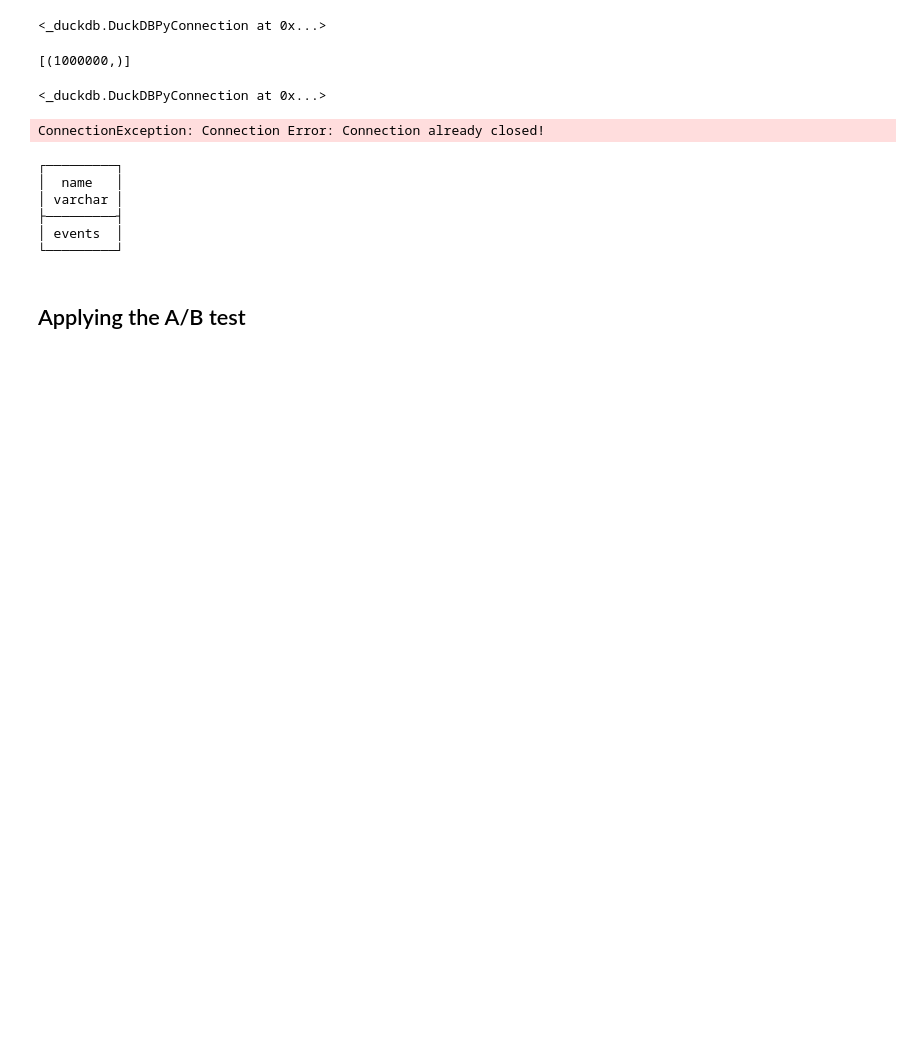
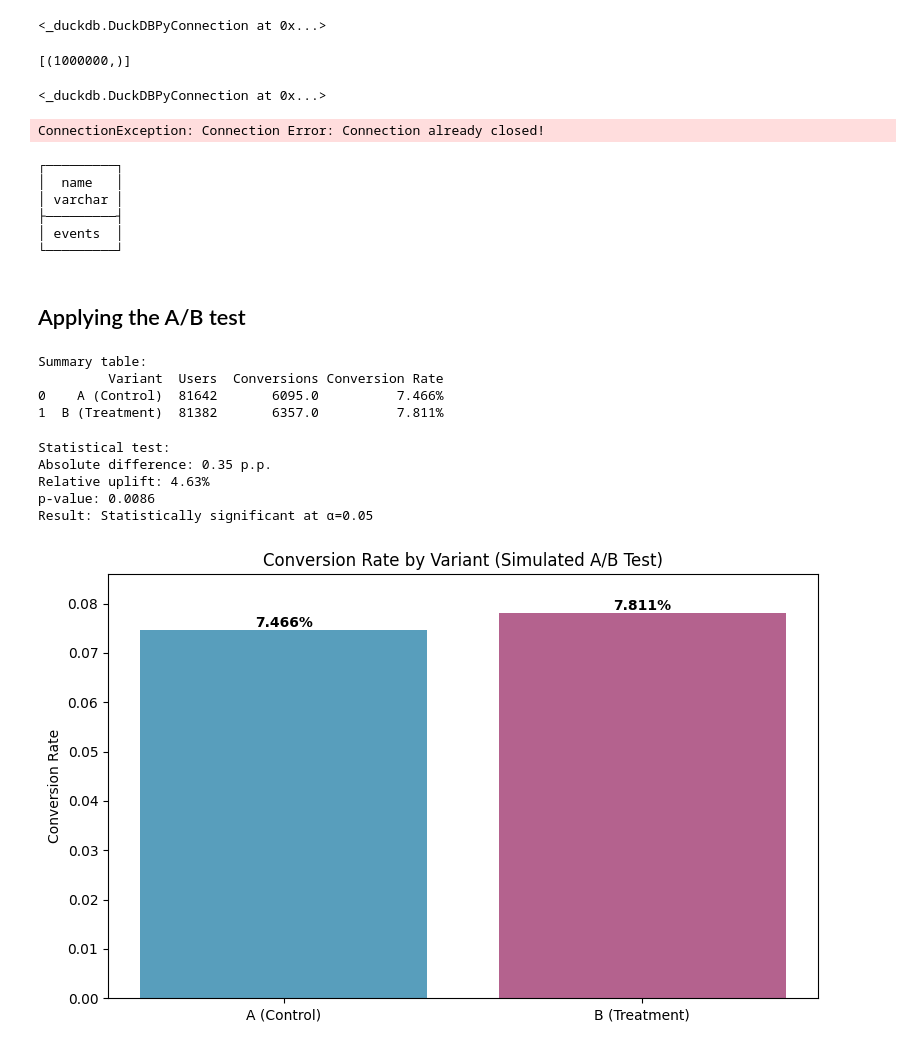
Before and after one commit to omotalan/data-project-templates, a Jupyter notebook: data-analysis/marketplace-analytics/notebook/analysis.ipynb, the cells around one changed output. Cells and saved outputs as stored; diff of their text form; code cells hidden in the pictures; blank space fills up the shorter version.

```diff
--- a/data-analysis/marketplace-analytics/notebook/analysis.ipynb
+++ b/data-analysis/marketplace-analytics/notebook/analysis.ipynb
@@ -85,3 +85,75 @@ df_ab
 con.close()
 # %%
 # Get A/B values
+
+# split into A and B
+df_ab = df_ab.set_index('variant')
+
+users_A = df_ab.loc['A', 'users']
+users_B = df_ab.loc['B', 'users']
+
+conv_A = df_ab.loc['A', 'conversions']
+conv_B = df_ab.loc['B', 'conversions']
+
+cr_A = conv_A / users_A
+cr_B = conv_B / users_B
+
+uplift = (cr_B - cr_A) / cr_A
+# %%
+# Quick sanity check: Summary table
+
+summary = pd.DataFrame({
+    'Variant': ['A (Control)', 'B (Treatment)'],
+    'Users': [users_A, users_B],
+    'Conversions': [conv_A, conv_B],
+    'Conversion Rate': [f"{cr_A:.3%}", f"{cr_B:.3%}"]
+})
+print("\nSummary table:")
+print(summary)
+# %% [output]
+Summary table:
+         Variant  Users  Conversions Conversion Rate
+0    A (Control)  81642       6095.0          7.466%
+1  B (Treatment)  81382       6357.0          7.811%
+# %%
+# Run z-test
+
+success = [conv_A, conv_B]
+nobs = [users_A, users_B]
+
+z_stat, p_value = proportions_ztest(success, nobs)
+
+print("\nStatistical test:")
+print(f"Absolute difference: {(cr_B - cr_A)*100:.2} p.p.")
+print(f"Relative uplift: {uplift*100:.2f}%")
+print(f"p-value: {p_value:.4f}")
+
+alpha = 0.01
+
+if p_value < alpha:
+    print("Result: Statistically significant at α=0.05")
+else:
+    print("Result: Not statistically significant at α=0.05 (expected in simulated setup)")
+
+# This means we can "trust" the statistical diff, but in business terms, it is irrelevant. With a naive, random split, it could have gone either way.
+# %% [output]
+Statistical test:
+Absolute difference: 0.35 p.p.
+Relative uplift: 4.63%
+p-value: 0.0086
+Result: Statistically significant at α=0.05
+# %%
+# A simple, illustrative chart
+
+plt.figure(figsize=(8, 5))
+plt.bar(['A (Control)', 'B (Treatment)'], [cr_A, cr_B],
+        color=['#2E86AB', '#A23B72'], alpha=0.8)
+plt.ylabel('Conversion Rate')
+plt.title('Conversion Rate by Variant (Simulated A/B Test)')
+plt.ylim(0, max(cr_A, cr_B) * 1.1)
+for i, v in enumerate([cr_A, cr_B]):
+    plt.text(i, v + 0.0005, f'{v:.3%}', ha='center', fontweight='bold')
+plt.tight_layout()
+plt.show()
+# %% [output]
+[figure, added]
```
Also changed, not shown: parts of 1 cell of this notebook, 1 other file.
